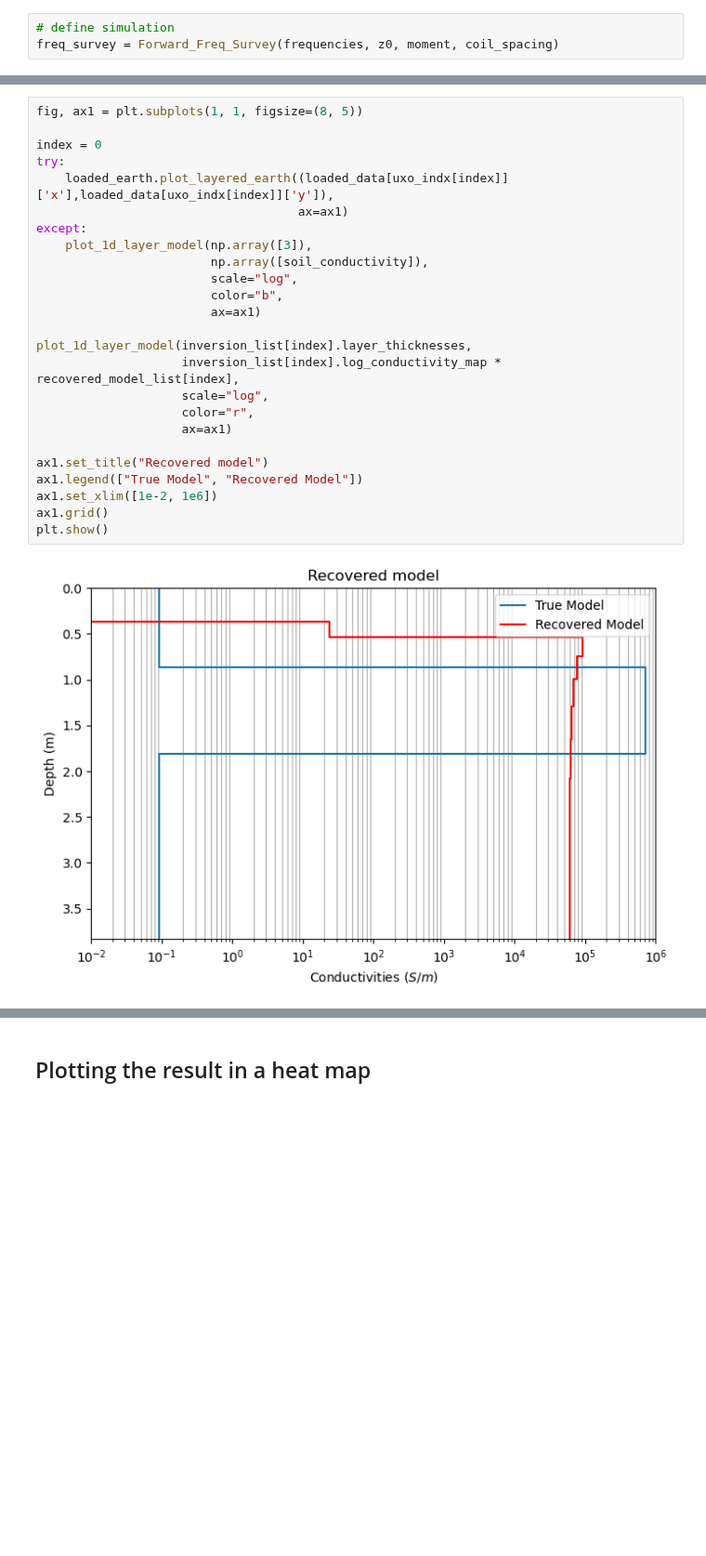
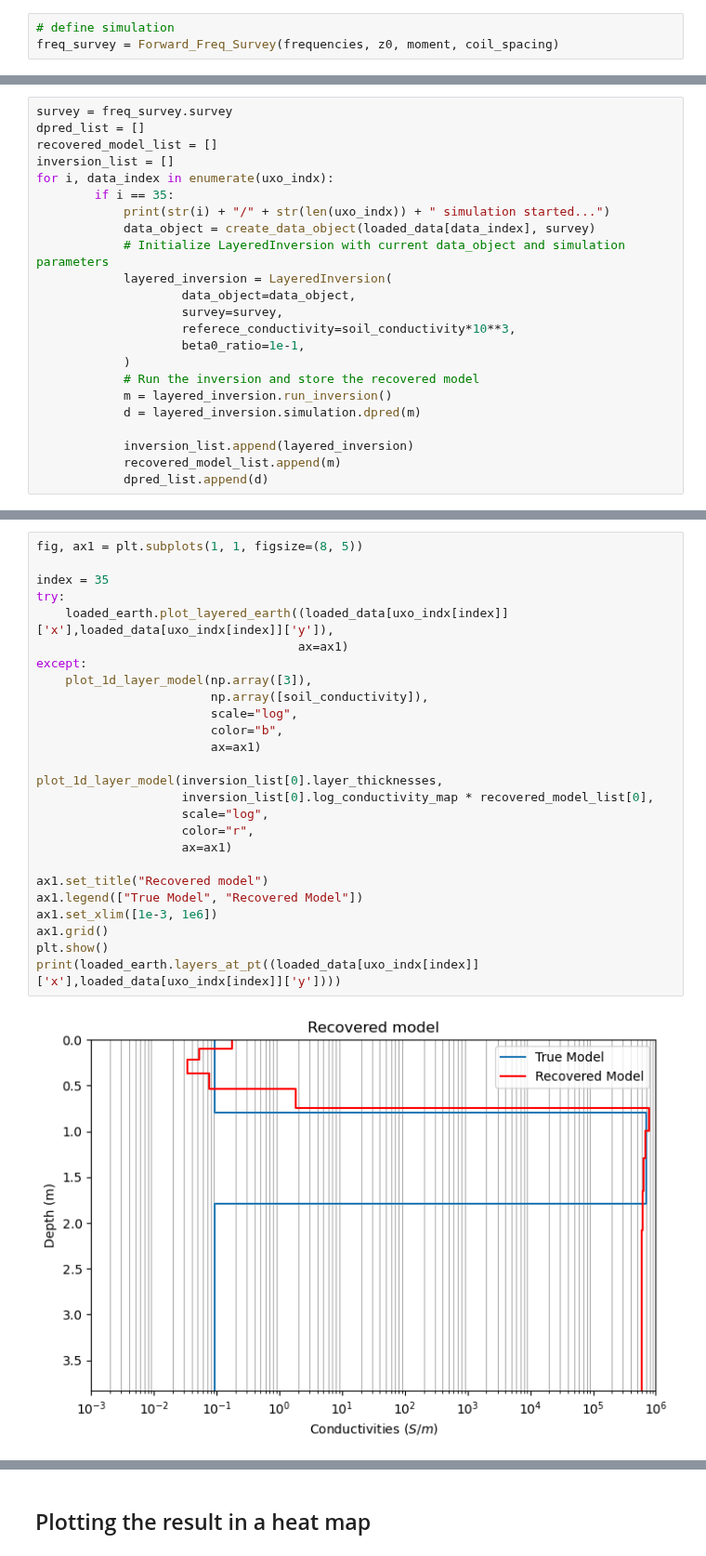
Before and after one commit to matthewhasman/Geophysical-Electromagnetic-Scanner, a Jupyter notebook: UXO_simulation/inversion_simulation_1D.ipynb, the cells around one changed output, grey strips where cells are left out. Shown at 93% size. Cells and saved outputs as stored; diff of their text form; blank space fills up the shorter version.

Commit message:
started 3 loop simulation

```diff
--- a/UXO_simulation/inversion_simulation_1D.ipynb
+++ b/UXO_simulation/inversion_simulation_1D.ipynb
@@ -131,0 +110,23 @@ x0 has any nan: 0
+# %%
+survey = freq_survey.survey
+dpred_list = []
+recovered_model_list = []
+inversion_list = []
+for i, data_index in enumerate(uxo_indx):
+        if i == 35:
+            print(str(i) + "/" + str(len(uxo_indx)) + " simulation started...")
+            data_object = create_data_object(loaded_data[data_index], survey)
+            # Initialize LayeredInversion with current data_object and simulation parameters
+            layered_inversion = LayeredInversion(
+                    data_object=data_object,
+                    survey=survey,
+                    referece_conductivity=soil_conductivity*10**3,
+                    beta0_ratio=1e-1,
+            )
+            # Run the inversion and store the recovered model
+            m = layered_inversion.run_inversion()
+            d = layered_inversion.simulation.dpred(m)
+
+            inversion_list.append(layered_inversion)
+            recovered_model_list.append(m)
+            dpred_list.append(d)
@@ -153,27 +172,28 @@ plt.show()
 # %%
 fig, ax1 = plt.subplots(1, 1, figsize=(8, 5))
 
-index = 0
+index = 35
 try:
     loaded_earth.plot_layered_earth((loaded_data[uxo_indx[index]]['x'],loaded_data[uxo_indx[index]]['y']),
                                     ax=ax1)
 except:
     plot_1d_layer_model(np.array([3]),
                         np.array([soil_conductivity]),
                         scale="log",
                         color="b",
                         ax=ax1)
 
-plot_1d_layer_model(inversion_list[index].layer_thicknesses,
-                    inversion_list[index].log_conductivity_map * recovered_model_list[index],
+plot_1d_layer_model(inversion_list[0].layer_thicknesses,
+                    inversion_list[0].log_conductivity_map * recovered_model_list[0],
                     scale="log",
                     color="r",
                     ax=ax1)
 
 ax1.set_title("Recovered model")
 ax1.legend(["True Model", "Recovered Model"])
-ax1.set_xlim([1e-2, 1e6])
+ax1.set_xlim([1e-3, 1e6])
 ax1.grid()
 plt.show()
+print(loaded_earth.layers_at_pt((loaded_data[uxo_indx[index]]['x'],loaded_data[uxo_indx[index]]['y'])))
 # %% [output]
-[figure, old version]
+[figure, new version]
```
Also changed, not shown: parts of 8 cells of this notebook.
